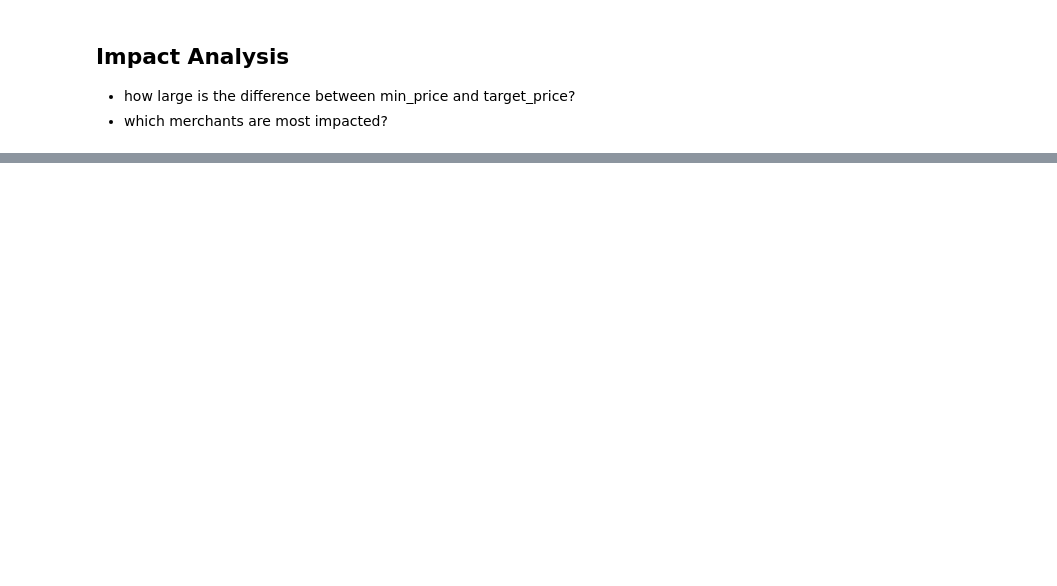
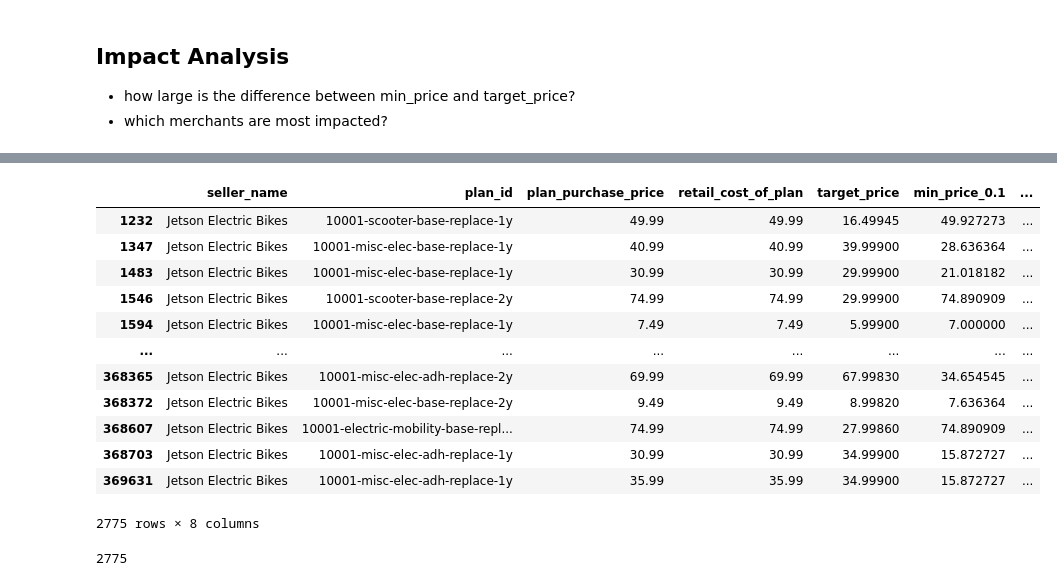
Before and after one commit to vhsieh3/analysis-tools, a Jupyter notebook: notebooks/Price Floor Analysis - Price from product_facts.ipynb, the cells around one changed output, grey strips where cells are left out. Saved outputs shown, nothing was run; the diff lists cells and outputs as text; code cells hidden in the pictures; blank space fills up the shorter version.

```diff
--- a/notebooks/Price Floor Analysis - Price from product_facts.ipynb
+++ b/notebooks/Price Floor Analysis - Price from product_facts.ipynb
@@ -94,6 +114,6 @@ def find_price_floor(df, min_price_col):
 df_price = calc_target_price(df_clean)
 df_price = calc_min_price(df_price, 0.10)
 df_price = calc_diff(df_price, 'min_price_0.1')
-df_price = find_price_floor(df_price, 'min_price_0.1')
+df_price = find_price_floor(df_price, 0.10)
 df_price.head()
 # %% [output]
@@ -482,0 +282,3 @@ df_pf[df_pf['seller_name']=='Brilliant Earth'][col_list].sort_values(by='min_tar
+# %%
+df_jetson = df_price[df_price['seller_name']=='Jetson Electric Bikes']
+df_jetson[price_col]
@@ -482,0 +299,27 @@ df_pf[df_pf['seller_name']=='Brilliant Earth'][col_list].sort_values(by='min_tar
+# %%
+df_jetson = calc_min_price(df_jetson, 0.05)
+df_jetson = find_price_floor(df_jetson, 0.05)
+# %%
+price_col_2 = ['seller_name', 'plan_id', 'plan_purchase_price',
+               'retail_cost_of_plan', 'target_price', 'min_price_0.1',
+              'min_price_0.05', 'retail_target']
+# %%
+df_jetson[price_col_2]
+# %% [output]
+|  | seller_name | plan_id | plan_purchase_price | retail_cost_of_plan | target_price | min_price_0.1 | ... |
+| 1232 | Jetson Electric Bikes | 10001-scooter-base-replace-1y | 49.99 | 49.99 | 16.49945 | 49.927273 | ... |
+| 1347 | Jetson Electric Bikes | 10001-misc-elec-base-replace-1y | 40.99 | 40.99 | 39.99900 | 28.636364 | ... |
+| 1483 | Jetson Electric Bikes | 10001-misc-elec-base-replace-1y | 30.99 | 30.99 | 29.99900 | 21.018182 | ... |
+| 1546 | Jetson Electric Bikes | 10001-scooter-base-replace-2y | 74.99 | 74.99 | 29.99900 | 74.890909 | ... |
+| 1594 | Jetson Electric Bikes | 10001-misc-elec-base-replace-1y | 7.49 | 7.49 | 5.99900 | 7.000000 | ... |
+| ... | ... | ... | ... | ... | ... | ... | ... |
+| 368365 | Jetson Electric Bikes | 10001-misc-elec-adh-replace-2y | 69.99 | 69.99 | 67.99830 | 34.654545 | ... |
+| 368372 | Jetson Electric Bikes | 10001-misc-elec-base-replace-2y | 9.49 | 9.49 | 8.99820 | 7.636364 | ... |
+| 368607 | Jetson Electric Bikes | 10001-electric-mobility-base-repl... | 74.99 | 74.99 | 27.99860 | 74.890909 | ... |
+| 368703 | Jetson Electric Bikes | 10001-misc-elec-adh-replace-1y | 30.99 | 30.99 | 34.99900 | 15.872727 | ... |
+| 369631 | Jetson Electric Bikes | 10001-misc-elec-adh-replace-1y | 35.99 | 35.99 | 34.99900 | 15.872727 | ... |
+2775 rows × 8 columns
+# %%
+len(df_price[df_price['seller_name']=='Jetson Electric Bikes'])
+# %% [output]
+2775
```
Also changed, not shown: parts of 58 cells of this notebook, 2 other files.
